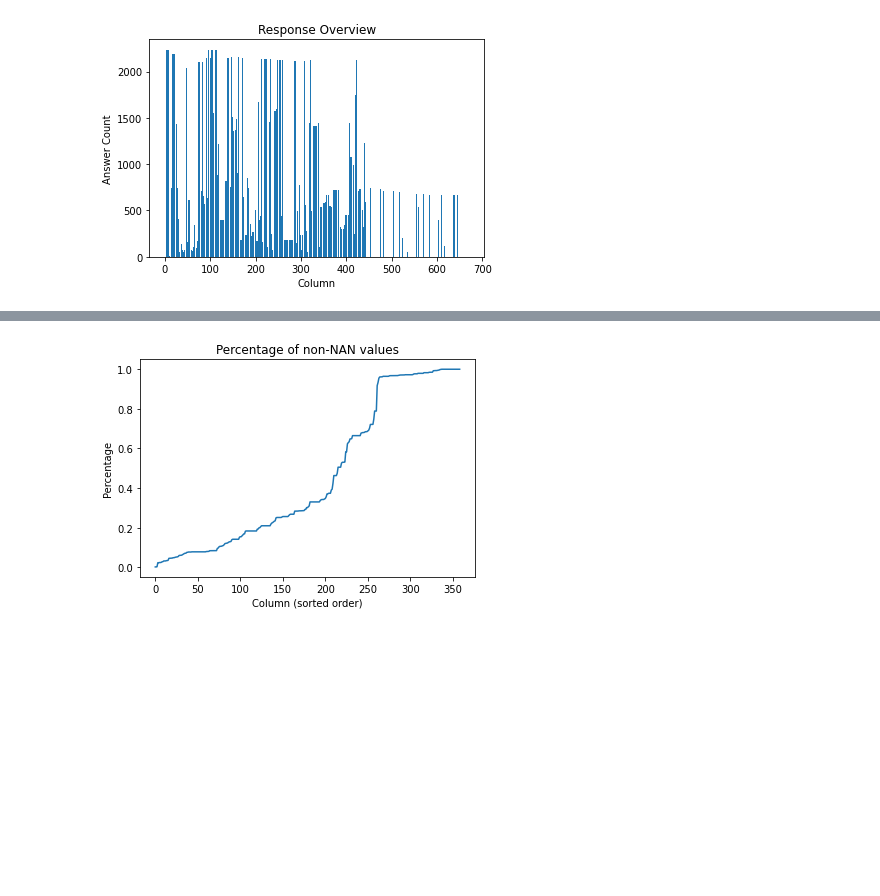
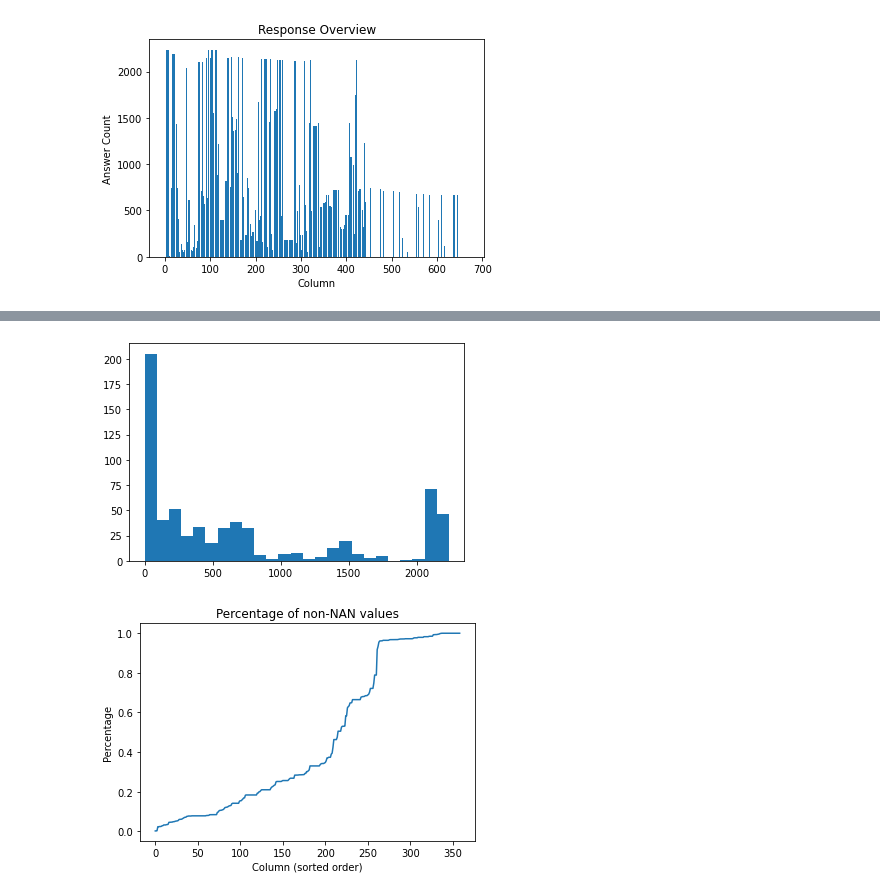
Before and after one commit to TemporalData/UDC, a Jupyter notebook: Preprocessing/Explore.ipynb, the cells around one changed output, grey strips where cells are left out. Saved outputs shown, nothing was run; the diff lists cells and outputs as text; code cells hidden in the pictures; blank space fills up the shorter version.

```diff
--- a/Preprocessing/Explore.ipynb
+++ b/Preprocessing/Explore.ipynb
@@ -144,3 +160,11 @@ plt.show()
+# %%
+plt.hist(bar_chart1_data, bins=25)
+plt.title('')
+plt.xlabel('')
+plt.ylabel('')
+plt.show()
+# %% [output]
+[figure, added]
 # %%
 bar_chart2_data = clean_data.shape[0] - clean_data.isna().sum()
 bar_chart2_data = bar_chart2_data.sort_values() / clean_data.shape[0]
```
Also changed, not shown: parts of 10 cells of this notebook, 5 other files.
